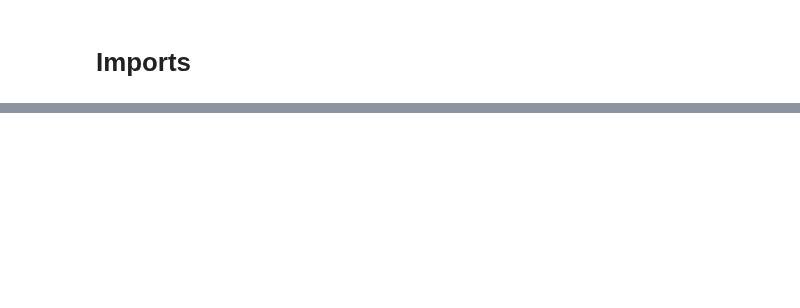
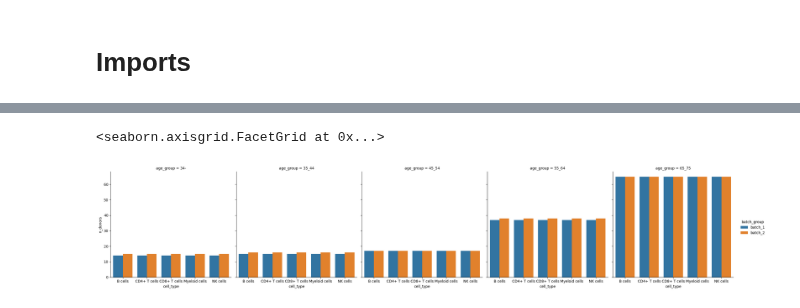
Before and after one commit to janursa/HIRA, a Jupyter notebook: data_preprocessing.ipynb, the cells around one changed output, grey strips where cells are left out. Cells and saved outputs as stored; diff of their text form; code cells hidden in the pictures; blank space fills up the shorter version.

```diff
--- a/data_preprocessing.ipynb
+++ b/data_preprocessing.ipynb
@@ -575,0 +59,6 @@ shape after  (293380, 13534)
+# %%
+n_donors = adata.obs.groupby(['age_group', 'cell_type', 'batch_group'])['donor_id'].nunique().reset_index(name='n_donors')
+sns.catplot(n_donors, x='cell_type', y='n_donors', col='age_group', hue='batch_group', kind='bar')
+# %% [output]
+<seaborn.axisgrid.FacetGrid at 0x...>
+[figure, added]
```
Also changed, not shown: parts of 55 cells of this notebook, 9 other files.
